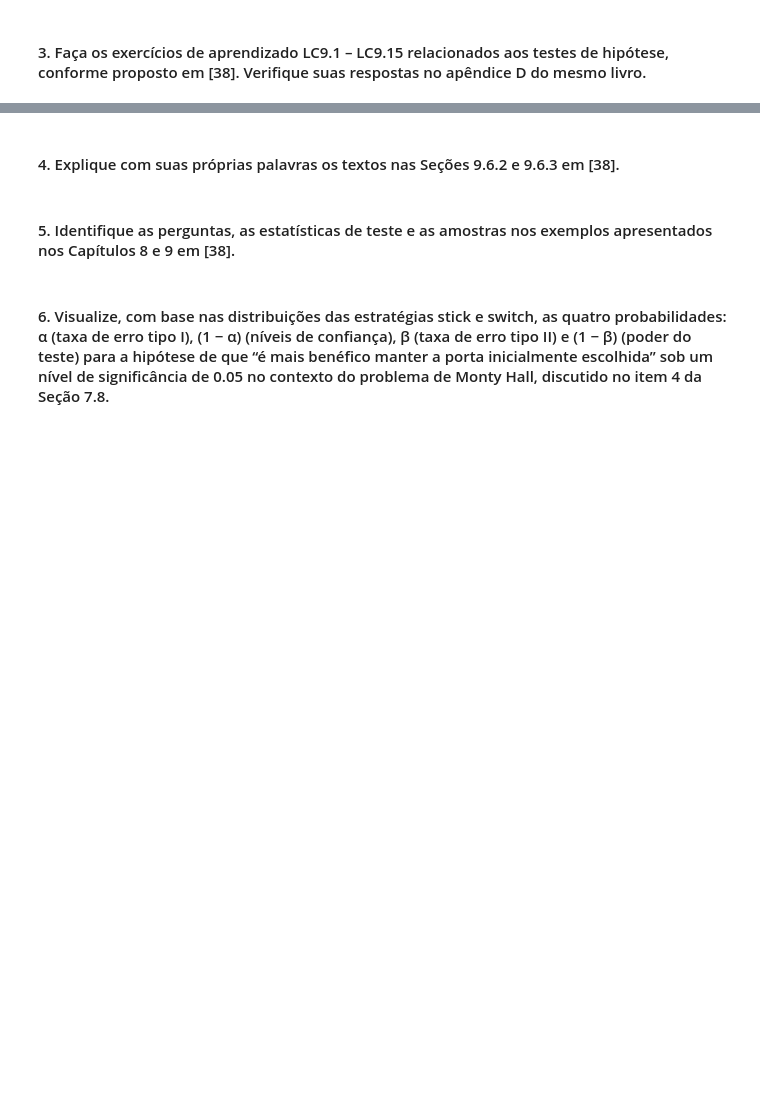
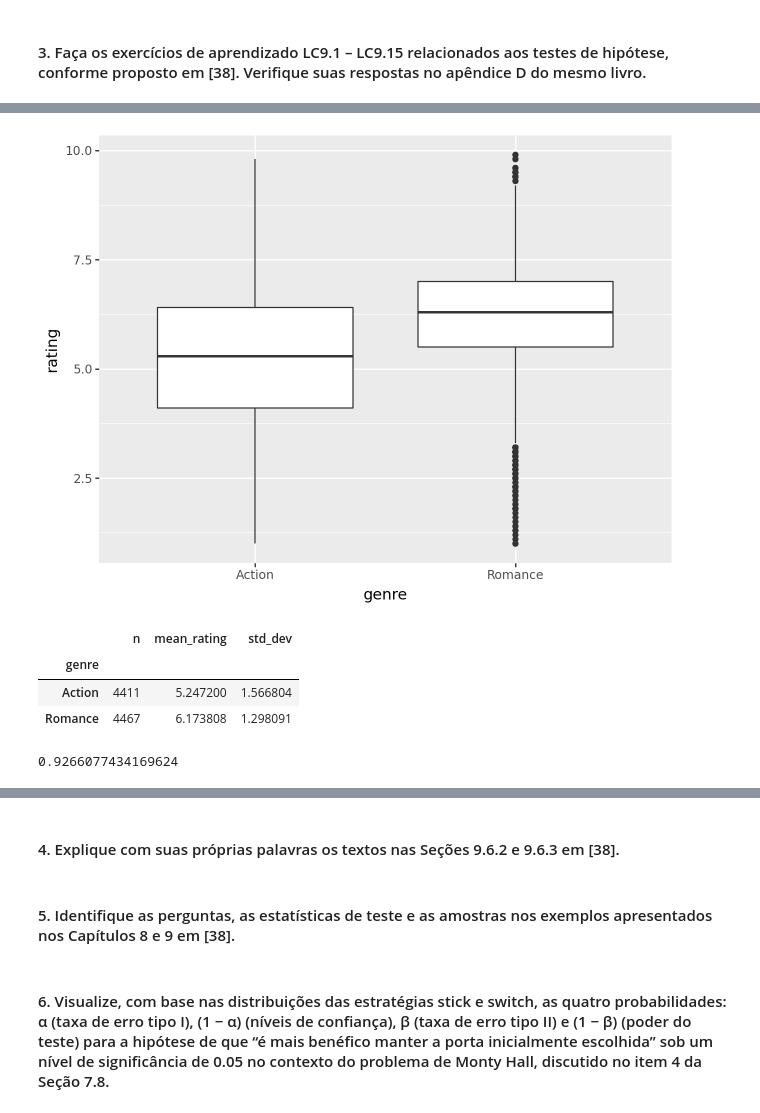
Before and after one commit to RafaelRagozoni/Topicos7, a Jupyter notebook: Aula9/participacao.ipynb, the cells around one changed output, grey strips where cells are left out. Saved outputs shown, nothing was run; the diff lists cells and outputs as text; code cells hidden in the pictures; blank space fills up the shorter version.

```diff
--- a/Aula9/participacao.ipynb
+++ b/Aula9/participacao.ipynb
@@ -340,0 +353,9 @@ Discuss how these plots compare to the similar plots produced for the movies_sam
+# %%
+movies = pd.read_csv("movies.csv")
+movies = movies.loc[(movies['Action'] == 1) ^ (movies['Romance'] == 1)]
+movies = movies[["rating","Action","Romance"]]
+movies['genre'] = ''
+movies.loc[(movies['Action'] == 1) & (movies['Romance'] != 1), 'genre'] = 'Action'
+movies.loc[(movies['Action'] != 1) & (movies['Romance'] == 1), 'genre'] = 'Romance'
+movies = movies.drop(["Action","Romance"], axis=1)
+movies
@@ -340,0 +376,22 @@ Discuss how these plots compare to the similar plots produced for the movies_sam
+# %%
+ggplot(movies) \
++ aes(x= "genre", y="rating") \
++ geom_boxplot()
+# %% [output]
+[figure, added]
+# %%
+summary = movies.groupby('genre').agg(n=('rating', 'count'),
+                                             mean_rating=('rating', 'mean'),
+                                             std_dev=('rating', 'std'))
+summary
+# %% [output]
+|  | n | mean_rating | std_dev |
+| genre |  |  |  |
+| Action | 4411 | 5.247200 | 1.566804 |
+| Romance | 4467 | 6.173808 | 1.298091 |
+# %%
+Action_rating,Romance_rating = summary["mean_rating"]
+value = Romance_rating - Action_rating
+value
+# %% [output]
+0.9266077434169624
```
Also changed, not shown: parts of 20 cells of this notebook, 1 other file.
